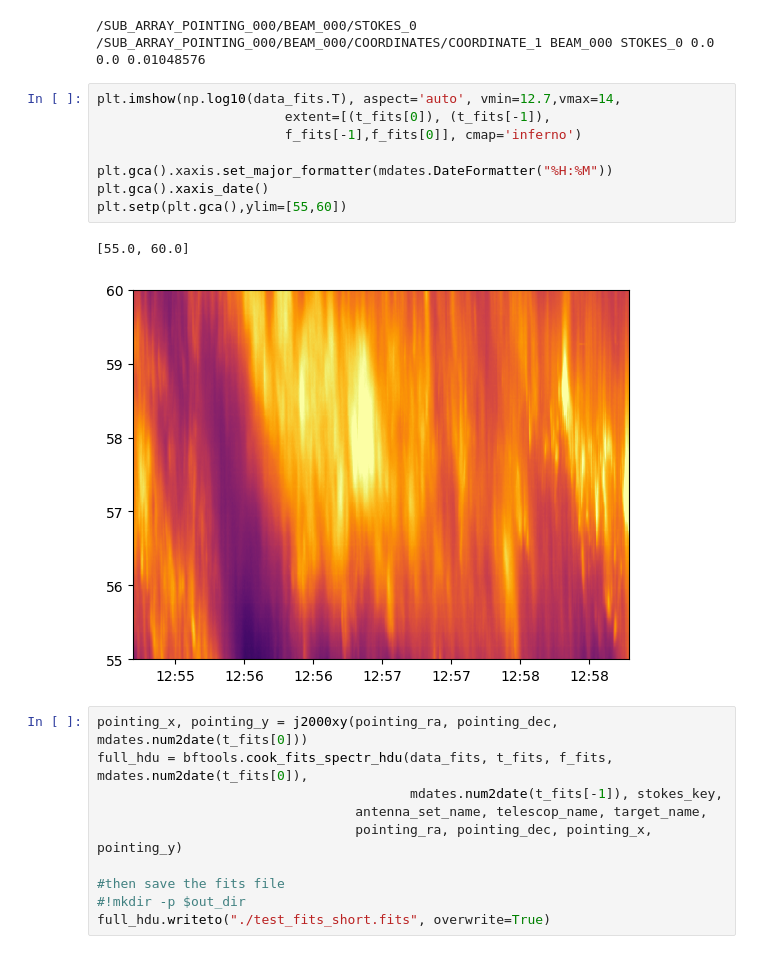
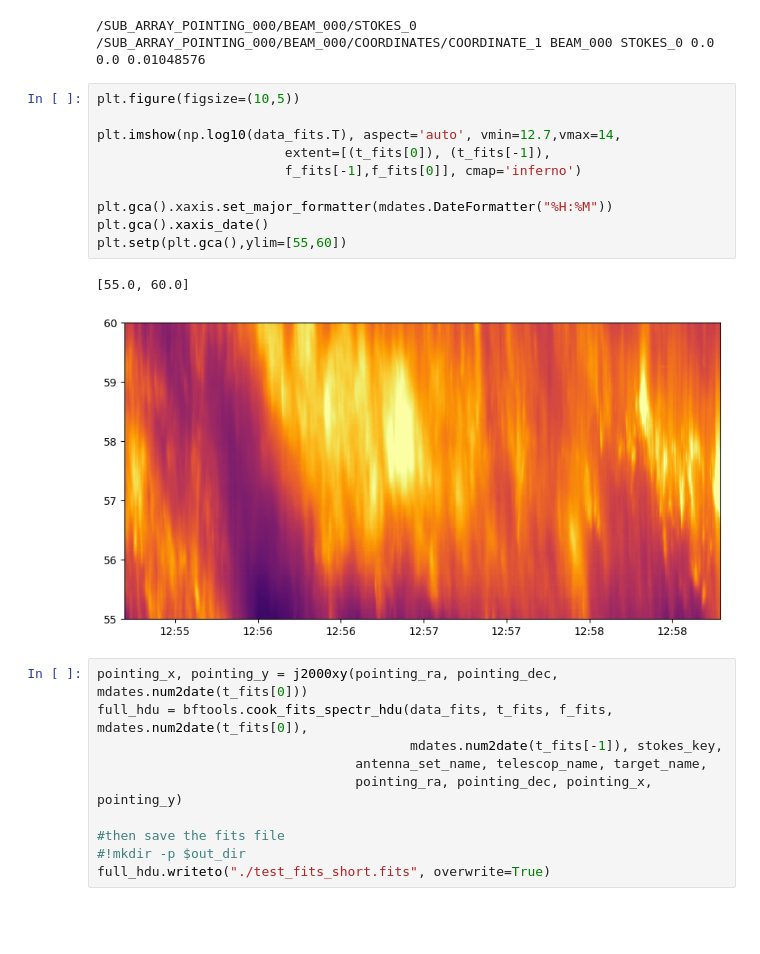
Before and after one commit to peijin94/LOFAR-Sun-tools, a Jupyter notebook: demo/demo_h5_cutout_fits.ipynb, the cells around one changed output. Cells and saved outputs as stored; diff of their text form; blank space fills up the shorter version.

```diff
--- a/demo/demo_h5_cutout_fits.ipynb
+++ b/demo/demo_h5_cutout_fits.ipynb
@@ -39,16 +39,18 @@ print(dataset_uri, coordinates_uri, beam_key, stokes_key, pointing_ra, pointing_
 # %% [output]
 /SUB_ARRAY_POINTING_000/BEAM_000/STOKES_0 /SUB_ARRAY_POINTING_000/BEAM_000/COORDINATES/COORDINATE_1 BEAM_000 STOKES_0 0.0 0.0 0.01048576
 # %%
+plt.figure(figsize=(10,5))
+
 plt.imshow(np.log10(data_fits.T), aspect='auto', vmin=12.7,vmax=14,
                         extent=[(t_fits[0]), (t_fits[-1]),
                         f_fits[-1],f_fits[0]], cmap='inferno')
 
 plt.gca().xaxis.set_major_formatter(mdates.DateFormatter("%H:%M"))
 plt.gca().xaxis_date()
 plt.setp(plt.gca(),ylim=[55,60])
 # %% [output]
 [55.0, 60.0]
-[figure, old version]
+[figure, new version]
 # %%
 pointing_x, pointing_y = j2000xy(pointing_ra, pointing_dec, mdates.num2date(t_fits[0]))
 full_hdu = bftools.cook_fits_spectr_hdu(data_fits, t_fits, f_fits, mdates.num2date(t_fits[0]),
```
Also changed, not shown: 1 other file.
